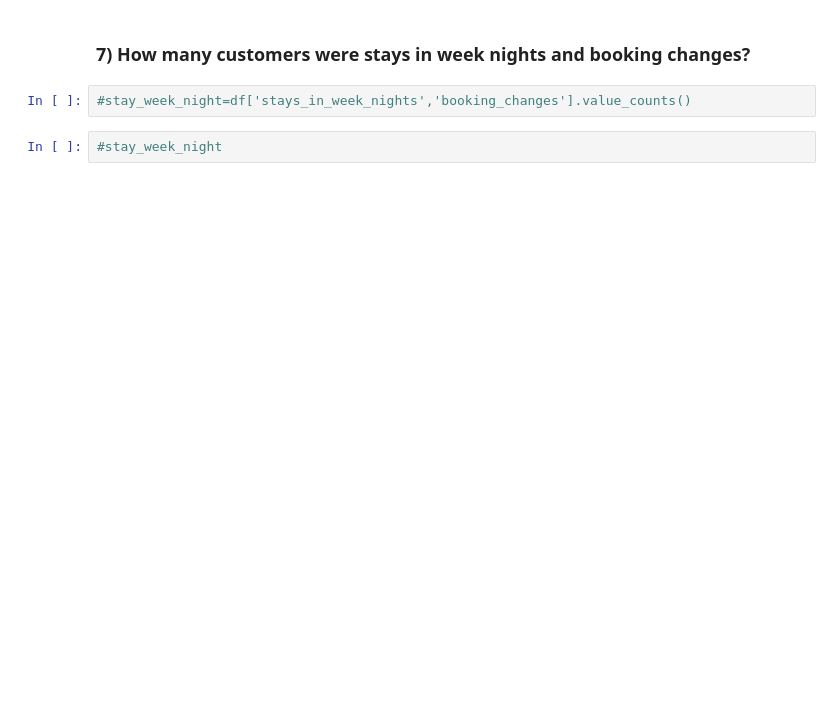
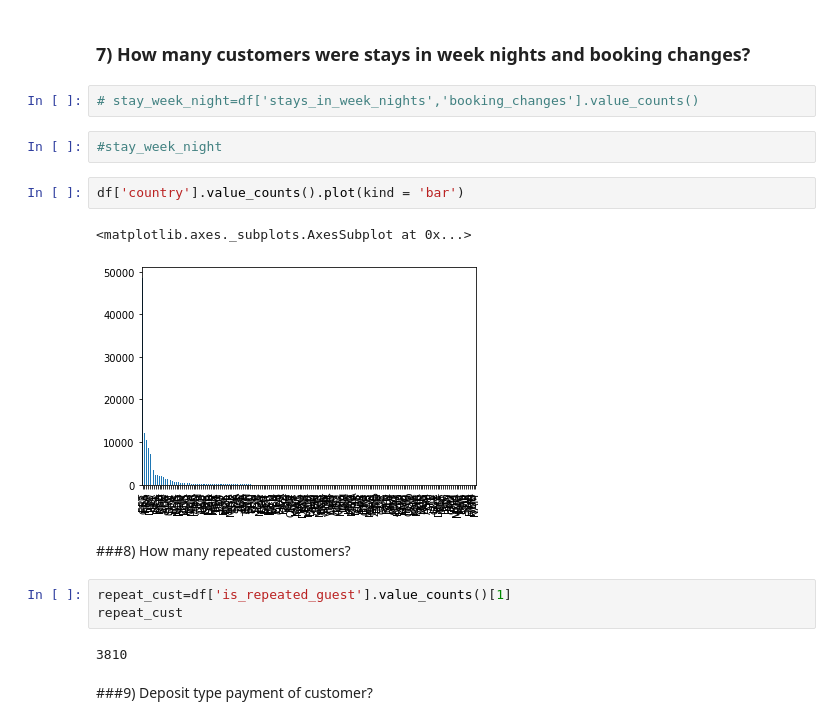
Before and after one commit to shubhankar77/EDA, a Jupyter notebook: hotal_booking.ipynb, the cells around one changed output. Drawn from its saved outputs; the diff is of its cells as text; blank space fills up the shorter version.

```diff
--- a/hotal_booking.ipynb
+++ b/hotal_booking.ipynb
@@ -160,6 +208,20 @@ Name: market_segment, dtype: int64
 # %% [markdown]
 ### 7) How many customers were stays in week nights and booking changes?
 # %%
-#stay_week_night=df['stays_in_week_nights','booking_changes'].value_counts()
+# stay_week_night=df['stays_in_week_nights','booking_changes'].value_counts()
 # %%
 #stay_week_night
+# %%
+df['country'].value_counts().plot(kind = 'bar')
+# %% [output]
+<matplotlib.axes._subplots.AxesSubplot at 0x...>
+[figure, added]
+# %% [markdown]
+###8) How many repeated customers?
+# %%
+repeat_cust=df['is_repeated_guest'].value_counts()[1]
+repeat_cust
+# %% [output]
+3810
+# %% [markdown]
+###9) Deposit type payment of customer?
```
Also changed, not shown: parts of 33 cells of this notebook.
